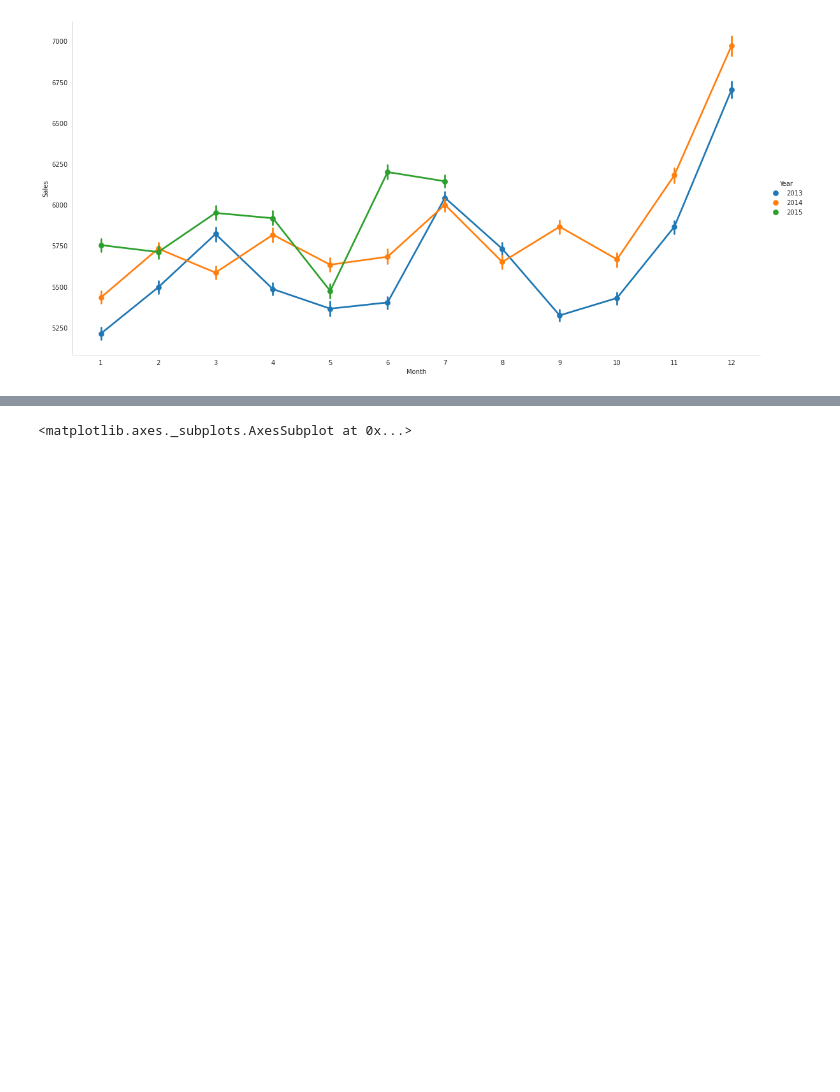
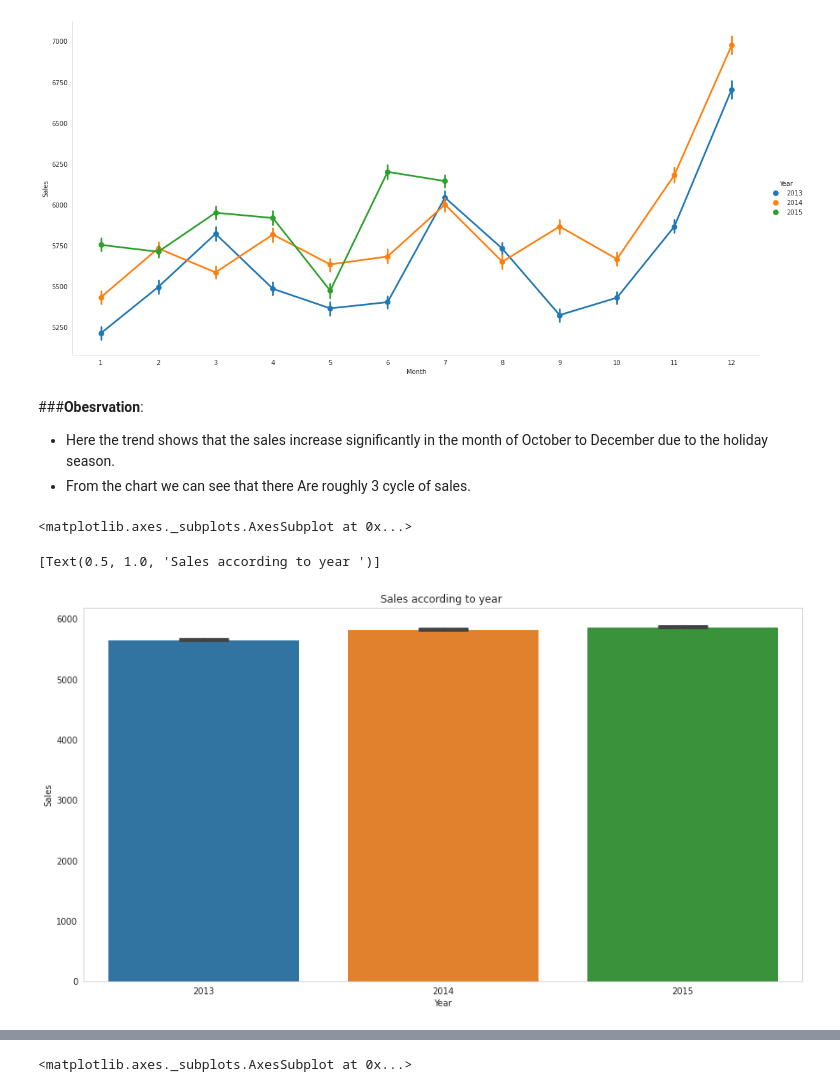
Before and after one commit to piyush02nir/Retail-Sales-Prediction, a Jupyter notebook: Retail_Sales_Prediction.ipynb, the cells around one changed output, grey strips where cells are left out. Saved outputs shown, nothing was run; the diff lists cells and outputs as text; code cells hidden in the pictures; blank space fills up the shorter version.

```diff
--- a/Retail_Sales_Prediction.ipynb
+++ b/Retail_Sales_Prediction.ipynb
@@ -523,3 +540,19 @@ sns.catplot( data=df_rms,x="Month", y="Sales", hue="Year", style="Year",kind="po
 # %% [output]
 <seaborn.axisgrid.FacetGrid at 0x...>
 [figure]
+# %% [markdown]
+###<font color = "Sky blue">**Obesrvation**:
+
+
+*   Here the  trend shows that the sales increase significantly in the month of October to December due to the holiday season.
+*   From the chart we can see that there Are roughly 3 cycle of sales.
+# %%
+#anlysis of data by vizualisation
+fig,ax=plt.subplots(figsize=(15,8))
+sns.barplot(data=df_rms,x='Year',y='Sales',ax=ax,capsize=.2)
+ax.set(title='Sales according to year ')
+plt.show()
+# %% [output]
+<matplotlib.axes._subplots.AxesSubplot at 0x...>
+[Text(0.5, 1.0, 'Sales according to year ')]
+[figure, added]
```
Also changed, not shown: parts of 45 cells of this notebook.
